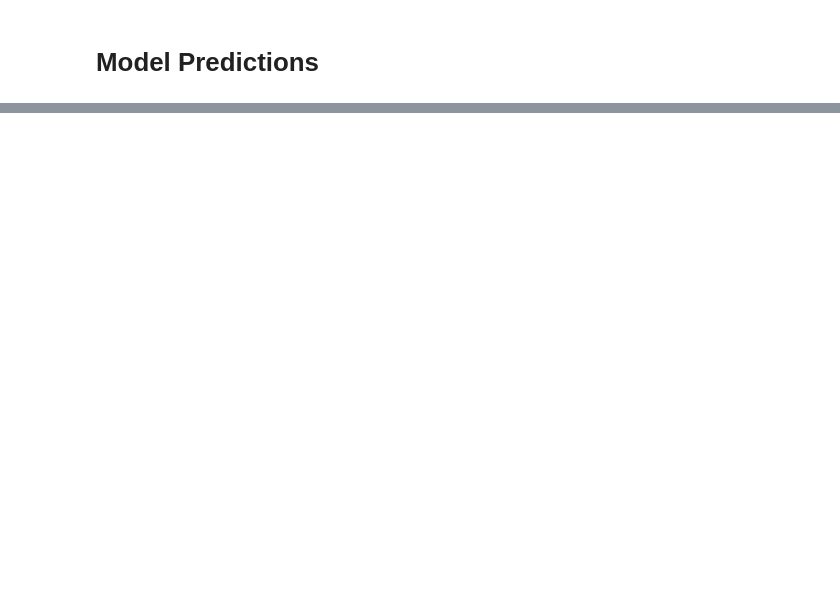
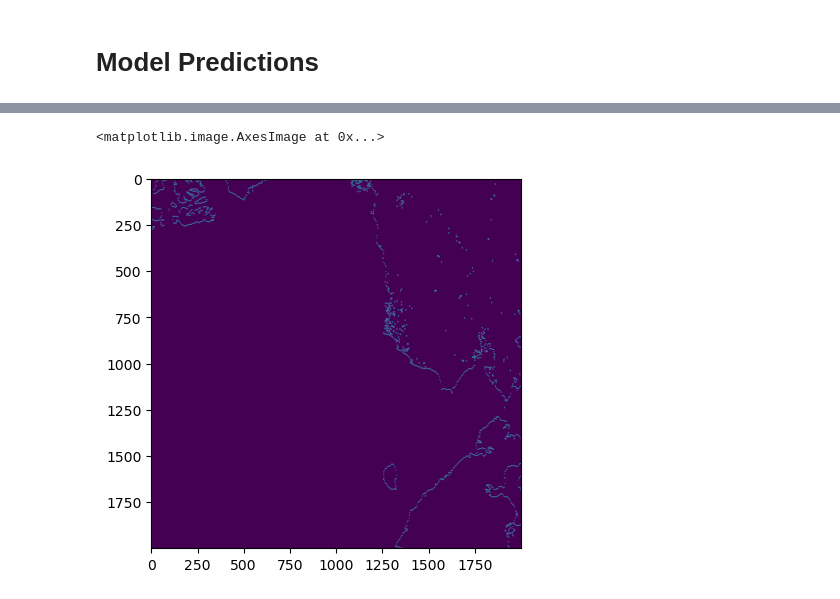
Before and after one commit to NOAA-HES-Capstone/icedyno, a Jupyter notebook: unet_model/jbacon_unet_modeling.ipynb, the cells around one changed output, grey strips where cells are left out. Saved outputs shown, nothing was run; the diff lists cells and outputs as text; code cells hidden in the pictures; blank space fills up the shorter version.

```diff
--- a/unet_model/jbacon_unet_modeling.ipynb
+++ b/unet_model/jbacon_unet_modeling.ipynb
@@ -706,0 +673,5 @@ edge_indices, labeled_edges = find_sea_ice_edges(predictions)
+# %%
+plt.imshow(np.abs(sobel_y[0]))
+# %% [output]
+<matplotlib.image.AxesImage at 0x...>
+[figure, added]
```
Also changed, not shown: parts of 43 cells of this notebook, 3 other files.
